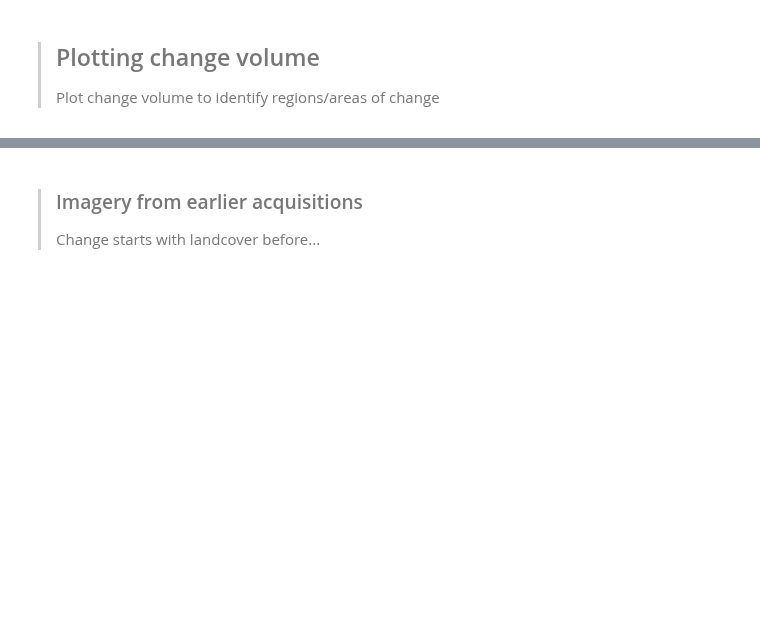
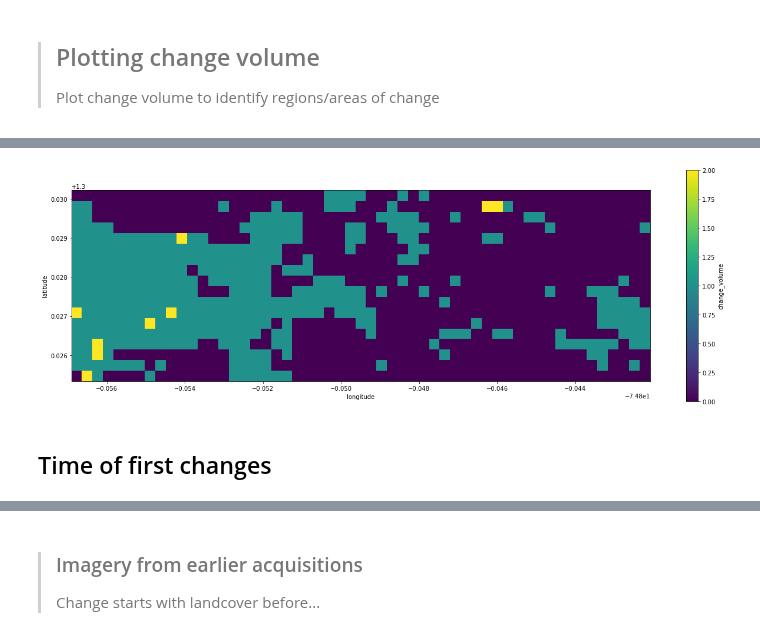
Before and after one commit to ceos-seo/data_cube_notebooks, a Jupyter notebook: PyCCD+Demo+Notebook.ipynb, the cells around one changed output, grey strips where cells are left out. Saved outputs shown, nothing was run; the diff lists cells and outputs as text; code cells hidden in the pictures; blank space fills up the shorter version.

```diff
--- a/PyCCD+Demo+Notebook.ipynb
+++ b/PyCCD+Demo+Notebook.ipynb
@@ -144,11 +156,5 @@ import utils.data_cube_utilities.dc_ccd as ccd
 # %% [markdown]
 > ### Timed Calculation of change volume
 # %%
-from time import time
-
-t1 = time()
-ccd_product = ccd.process_xarray(landsat_dataset, distributed = True) #Run process xarray on large dataset
-t2 = time()
-
-print(t2 - t1)
+%time ccd_product = ccd.process_xarray(landsat_dataset, distributed = True) #Run process xarray on large dataset
 # %% [output]
@@ -167,0 +166,13 @@ display_map(latitude = latitude_extents, longitude = longitude_extents)
+# %%
+def figure_ratio(ds, fixed_width = 22):
+    width = fixed_width
+    height = len(ds.latitude) * (fixed_width / len(ds.longitude))
+    return (width, height)
+# %%
+plt.figure(figsize = figure_ratio(ccd_product))
+ccd_product.plot()
+plt.axes().set_aspect("equal")
+# %% [output]
+[figure, added]
+# %% [markdown]
+## Time of first changes
```
Also changed, not shown: parts of 30 cells of this notebook.
